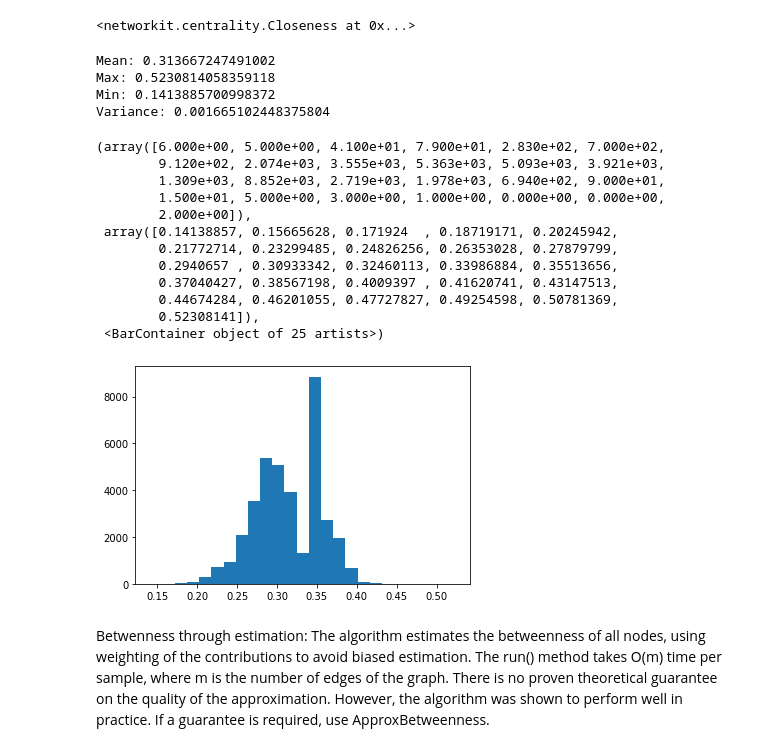
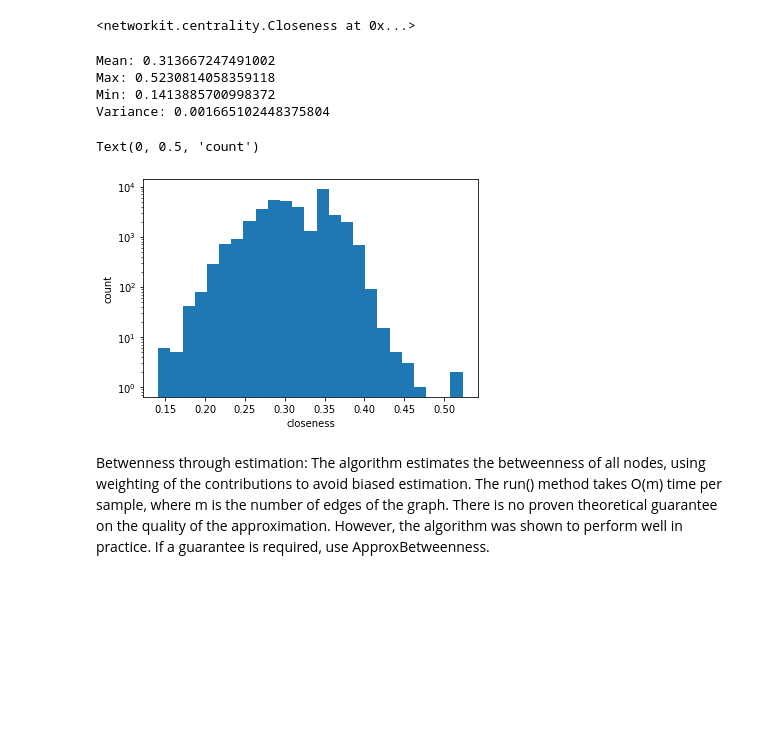
Before and after one commit to IlVirtuoso/Avrcp, a Jupyter notebook: NetAnalysis/doc/network.ipynb, the cells around one changed output. Cells and saved outputs as stored; diff of their text form; code cells hidden in the pictures; blank space fills up the shorter version.

```diff
--- a/NetAnalysis/doc/network.ipynb
+++ b/NetAnalysis/doc/network.ipynb
@@ -188,25 +206,16 @@ closeness.run()
 <networkit.centrality.Closeness at 0x...>
 # %%
 PrintStat(closeness.scores())
-plt.hist(closeness.scores(),25)
+plt.hist(closeness.scores(),25, log=True)
+plt.xlabel("closeness")
+plt.ylabel("count")
 # %% [output]
 Mean: 0.313667247491002
 Max: 0.5230814058359118
 Min: 0.1413885700998372
 Variance: 0.001665102448375804
-(array([6.000e+00, 5.000e+00, 4.100e+01, 7.900e+01, 2.830e+02, 7.000e+02,
-        9.120e+02, 2.074e+03, 3.555e+03, 5.363e+03, 5.093e+03, 3.921e+03,
-        1.309e+03, 8.852e+03, 2.719e+03, 1.978e+03, 6.940e+02, 9.000e+01,
-        1.500e+01, 5.000e+00, 3.000e+00, 1.000e+00, 0.000e+00, 0.000e+00,
-        2.000e+00]),
- array([0.14138857, 0.15665628, 0.171924  , 0.18719171, 0.20245942,
-        0.21772714, 0.23299485, 0.24826256, 0.26353028, 0.27879799,
-        0.2940657 , 0.30933342, 0.32460113, 0.33986884, 0.35513656,
-        0.37040427, 0.38567198, 0.4009397 , 0.41620741, 0.43147513,
-        0.44674284, 0.46201055, 0.47727827, 0.49254598, 0.50781369,
-        0.52308141]),
- <BarContainer object of 25 artists>)
+Text(0, 0.5, 'count')
-[figure, old version]
+[figure, new version]
 # %% [markdown]
 Betwenness through estimation: The algorithm estimates the betweenness of all nodes, using weighting of the contributions to avoid biased estimation. The run() method takes O(m) time per sample, where m is the number of edges of the graph. There is no proven theoretical guarantee on the quality of the approximation. However, the algorithm was shown to perform well in practice. If a guarantee is required, use ApproxBetweenness.
 # %%
```
Also changed, not shown: parts of 10 cells of this notebook, 7 other files.
